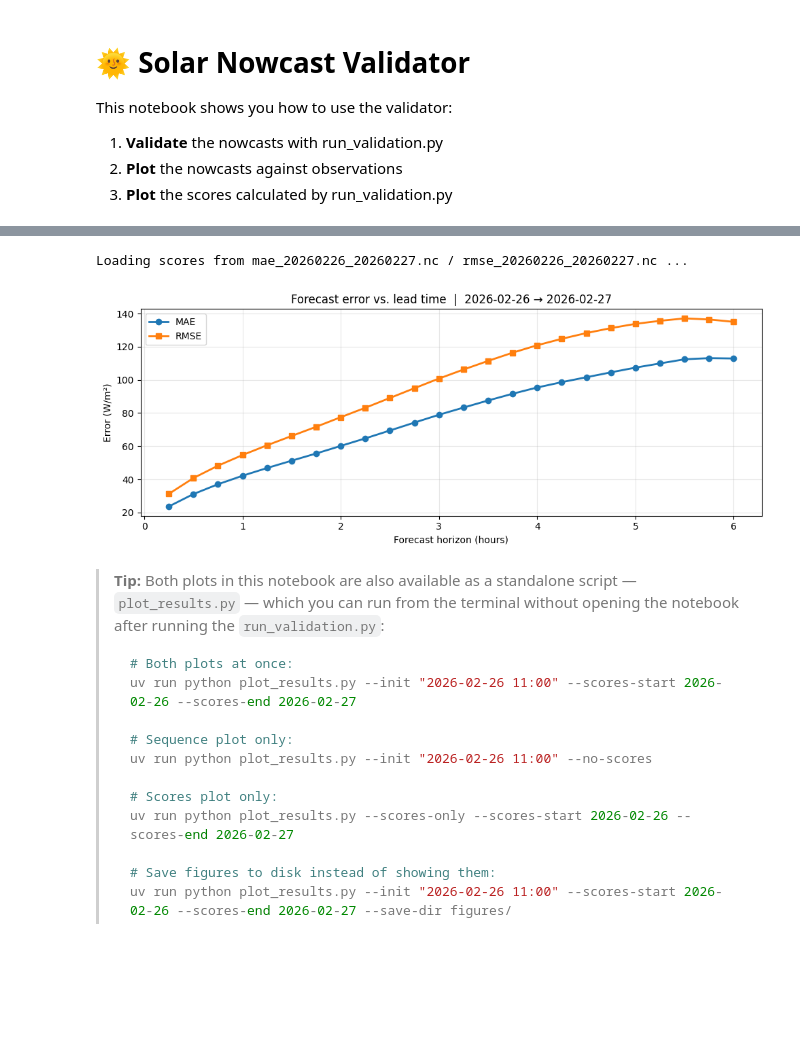
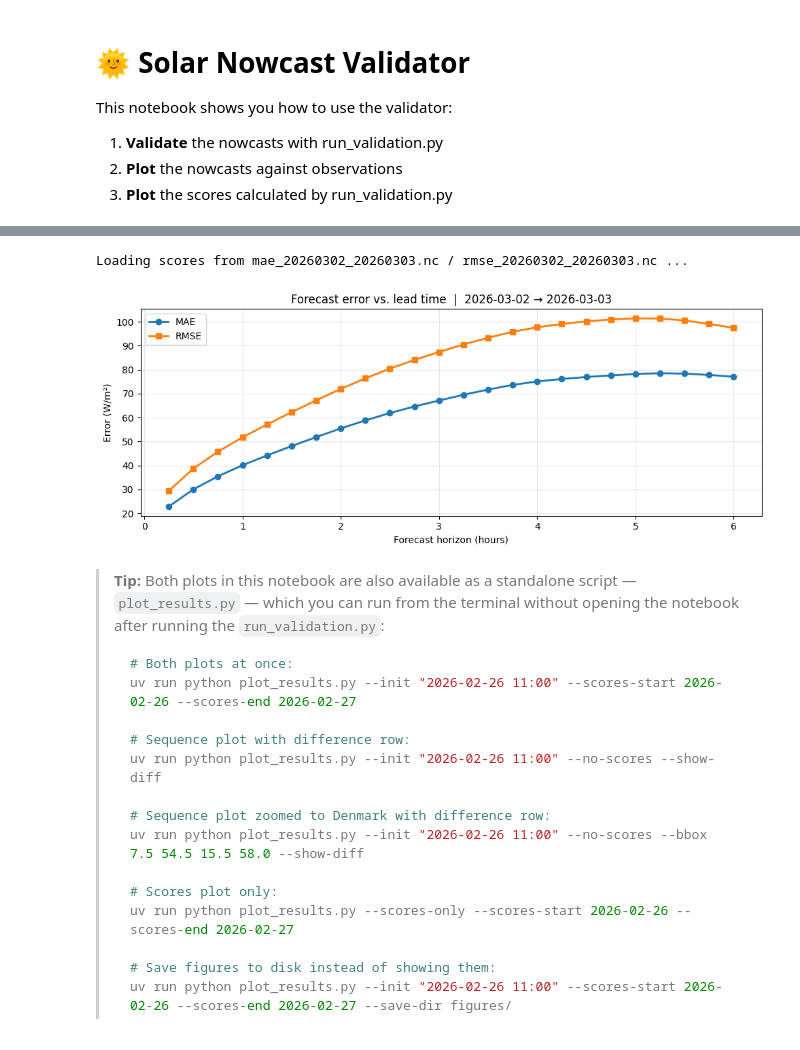
Before and after one commit to dmidk/sunflow-scores, a Jupyter notebook: notebooks/solar-nowcast-validator-notebook.ipynb, the cells around one changed output, grey strips where cells are left out. Saved outputs shown, nothing was run; the diff lists cells and outputs as text; code cells hidden in the pictures; blank space fills up the shorter version.

````diff
--- a/notebooks/solar-nowcast-validator-notebook.ipynb
+++ b/notebooks/solar-nowcast-validator-notebook.ipynb
@@ -71,27 +99,31 @@ Loading observations up to 2026-02-26 17:00:00 ...
 # %%
 # --- Step 3: Plot scores from run_validation.py ---
 import argparse
 from plot_results import plot_scores
 
 args = argparse.Namespace(
-    scores_start = "2026-02-26",
-    scores_end   = "2026-02-27",
+    scores_start = "2026-03-02",
+    scores_end   = "2026-03-03",
     results_dir  = str(Path("..") / "results"),
+    bbox         = (7.5, 54.5, 15.5, 58.0),  # average over Denmark only; set None for full domain
     save_dir     = None,
 )
 
 plot_scores(args)
 # %% [output]
-Loading scores from mae_20260226_20260227.nc / rmse_20260226_20260227.nc ...
+Loading scores from mae_20260302_20260303.nc / rmse_20260302_20260303.nc ...
-[figure, old version]
+[figure, new version]
 # %% [markdown]
 > **Tip:** Both plots in this notebook are also available as a standalone script — `plot_results.py` — which you can run from the terminal without opening the notebook after running the `run_validation.py`:
 > ```bash
 > # Both plots at once:
 > uv run python plot_results.py --init "2026-02-26 11:00" --scores-start 2026-02-26 --scores-end 2026-02-27
 >
-> # Sequence plot only:
-> uv run python plot_results.py --init "2026-02-26 11:00" --no-scores
+> # Sequence plot with difference row:
+> uv run python plot_results.py --init "2026-02-26 11:00" --no-scores --show-diff
+>
+> # Sequence plot zoomed to Denmark with difference row:
+> uv run python plot_results.py --init "2026-02-26 11:00" --no-scores --bbox 7.5 54.5 15.5 58.0 --show-diff
 >
 > # Scores plot only:
 > uv run python plot_results.py --scores-only --scores-start 2026-02-26 --scores-end 2026-02-27
````
Also changed, not shown: parts of 4 cells of this notebook, 2 other files.
